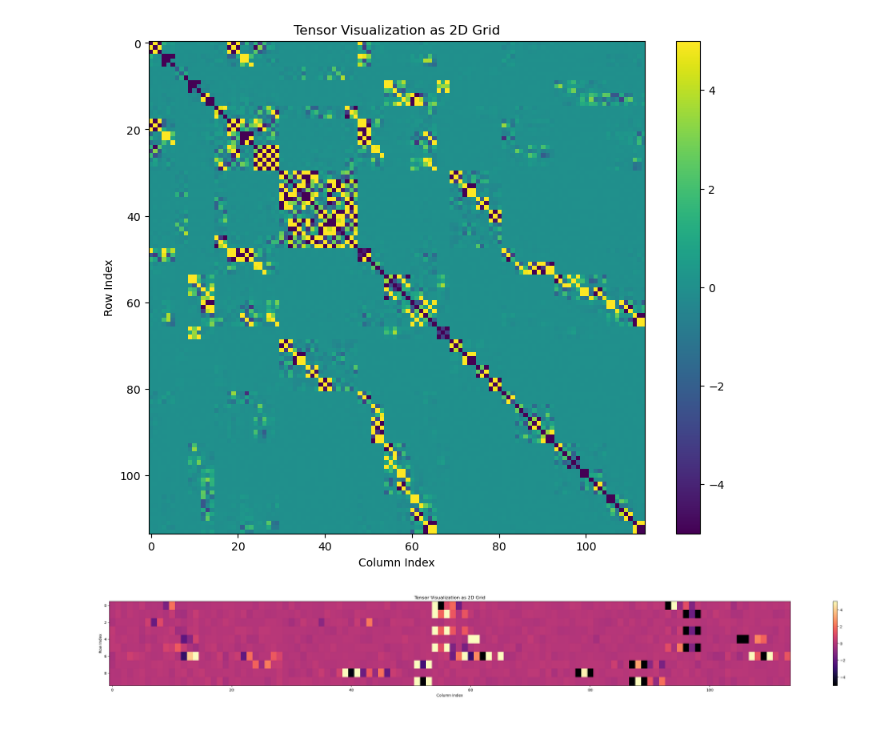
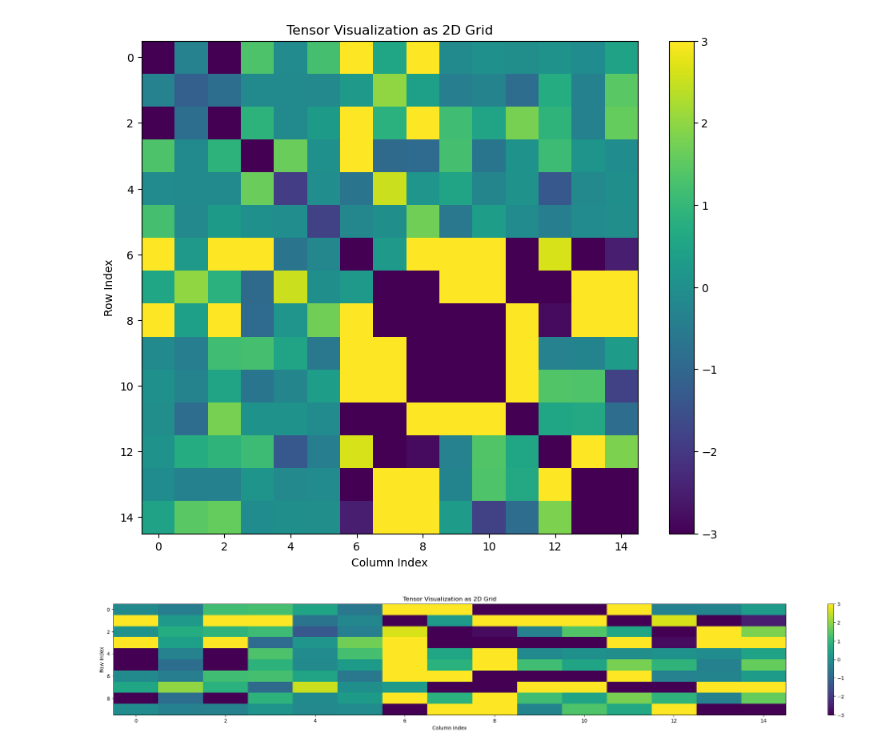
Before and after one commit to ishanthewizard/MLFF-distill, a Jupyter notebook: hessian_analysis.ipynb, the cells around one changed output. Cells and saved outputs as stored; diff of their text form; code cells hidden in the pictures.

```diff
--- a/hessian_analysis.ipynb
+++ b/hessian_analysis.ipynb
@@ -3,14 +3,14 @@ import torch
 from src.distill_datasets import SimpleDataset
 from fairchem.core.common.registry import registry
 # %%
-force_jac_dataset = SimpleDataset('/data/shared/ishan_stuff/labels_unlocked/mace_off_large_SpiceIodine/force_jacobians')
+force_jac_dataset = SimpleDataset('/data/shared/ishan_stuff/labels_unlocked/mace_off_large_SpiceMonomers/force_jacobians')
 # force_jac_dataset = SimpleDataset('labels/ethanol_1k_distributed_test/force_jacobians')
 # force_jac_dataset = SimpleDataset('labels/AT_AT_all_gemnet_t_proper/force_jacobians')
 # force_jac_dataset = SimpleDataset('labels/mace_off_large_SpiceMonomersNEW/force_jacobians')
 
 
 # dataset_path = '/data/ishan-amin/spice_separated/DES370K_Monomers/train'
-dataset_path = '/data/shared/ishan_stuff/spice_separated/Iodine/train'
+dataset_path = '/data/shared/ishan_stuff/spice_separated/DES370K_Monomers/train'
 # dataset_path = '/data/shared/MLFF/MD22/95_lmdb/AT-AT/train'
 # dataset_path = '/data/ishan-amin/post_data/md17/ethanol/1k/train'
 config = {"src": dataset_path}
@@ -25,8 +25,8 @@ import matplotlib.pyplot as plt
 # because I don't have access to the user's data
 
 # Replace this with actual data if available:
-idx = 500
-# natoms = dataset[idx].natoms
+idx = 0 # small system with 5 atoms
+natoms = dataset[idx].natoms
 # tensors = [force_jac_dataset[idx] for idx in range(300)]
 # tensors = torch.stack(tensors).reshape(300, 3*natoms, 3*natoms)
 # tensor = tensors.std(dim=0)
@@ -36,7 +36,7 @@ tensor = force_jac_dataset[idx].reshape(3*natoms, 3*natoms)
 
 # Visualize the tensor as a 2D grid
 plt.figure(figsize=(10, 8))
-plt.imshow(tensor, cmap='viridis', aspect='auto', vmin=-5, vmax=5)
+plt.imshow(tensor, cmap='viridis', aspect='auto', vmin=-3, vmax=3)
 plt.colorbar()
 plt.title('Tensor Visualization as 2D Grid')
 plt.xlabel('Column Index')
@@ -45,14 +45,24 @@ plt.savefig('hessian.png')
 plt.show()
 
 # Plot randomly subsampled rows of the Hessian tensor
-plt.figure(figsize=(40, 4))
-tensor_rows = tensor[np.random.choice(tensor.shape[0], 10)] + 0.1 * np.random.randn(10, tensor.shape[1])
-plt.imshow(tensor_rows, cmap='magma', aspect='auto', vmin=-5, vmax=5)
+plt.figure(figsize=(30, 4))
+tensor_rows = tensor[np.random.choice(tensor.shape[0], 10)]
+plt.imshow(tensor_rows, cmap='viridis', aspect='auto', vmin=-3, vmax=3)
 plt.colorbar()
 plt.title('Tensor Visualization as 2D Grid')
 plt.xlabel('Column Index')
 plt.ylabel('Row Index')
-plt.savefig('hessian_subsampled_perturbed.png')
+plt.savefig('hessian_subsampled.png')
+plt.show()
+
+plt.figure(figsize=(30, 4))
+tensor_rows = tensor[np.random.choice(tensor.shape[0], 10)]
+plt.imshow(tensor_rows, cmap='magma', aspect='auto', vmin=-3, vmax=3)
+plt.colorbar()
+plt.title('Tensor Visualization as 2D Grid')
+plt.xlabel('Column Index')
+plt.ylabel('Row Index')
+plt.savefig('hessian_subsampled_student.png')
 plt.show()
 
 
@@ -78,36 +88,32 @@ plt.ylabel('Row Index')
 
 
 
 plt.show()
 
-
-
-
-
 # Visualize the eigenvalues (as a bar plot for simplicity)
 plt.figure(figsize=(10, 6))
 plt.bar(range(len(eigenvalues)), np.sort(eigenvalues), color='blue')
 plt.title('Eigenvalues')
 plt.xlabel('Index')
 plt.ylabel('Eigenvalue')
 plt.show()
 
 
 # Visualize singular values (as a bar plot for simplicity)
 plt.figure(figsize=(10, 6))
 plt.bar(range(len(s)), s, color='green')
 plt.title('Singular Values')
 plt.xlabel('Index')
 plt.ylabel('Singular Value')
 plt.show()
 
 # Visualizing the first eigenvector as an example
 plt.figure(figsize=(10, 6))
 plt.plot(eigenvectors[:, 0], color='red')
 plt.title('First Eigenvector')
 plt.xlabel('Index')
 plt.ylabel('Value')
 plt.show()
 # %% [output]
-[figure, old version]
+[figure, new version]
-[figure, old version]
+[figure, new version]
```
Also changed, not shown: parts of 1 cell of this notebook, 21 other files.
